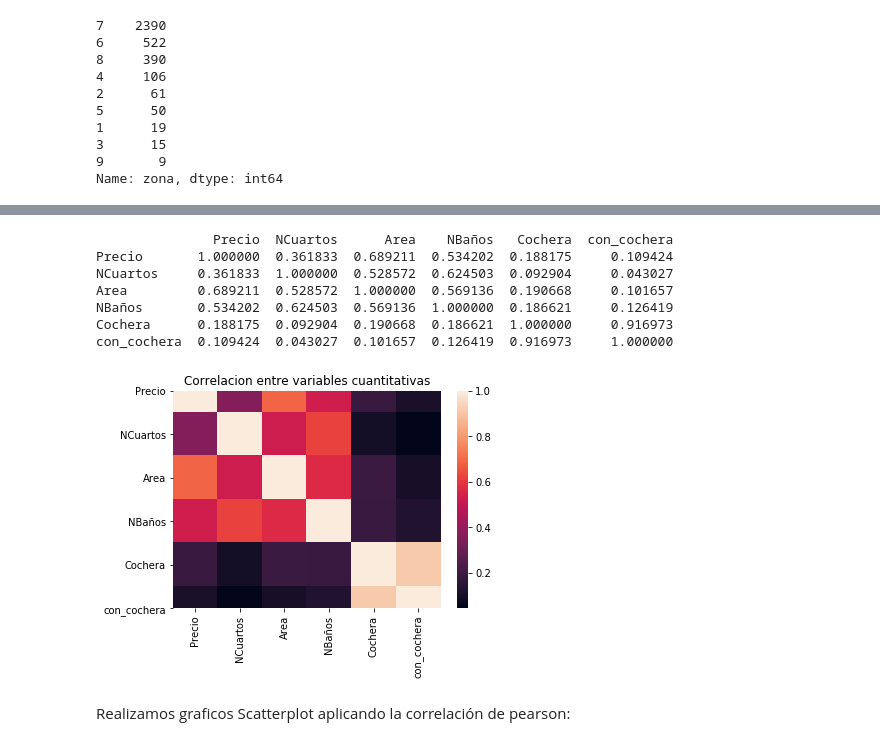
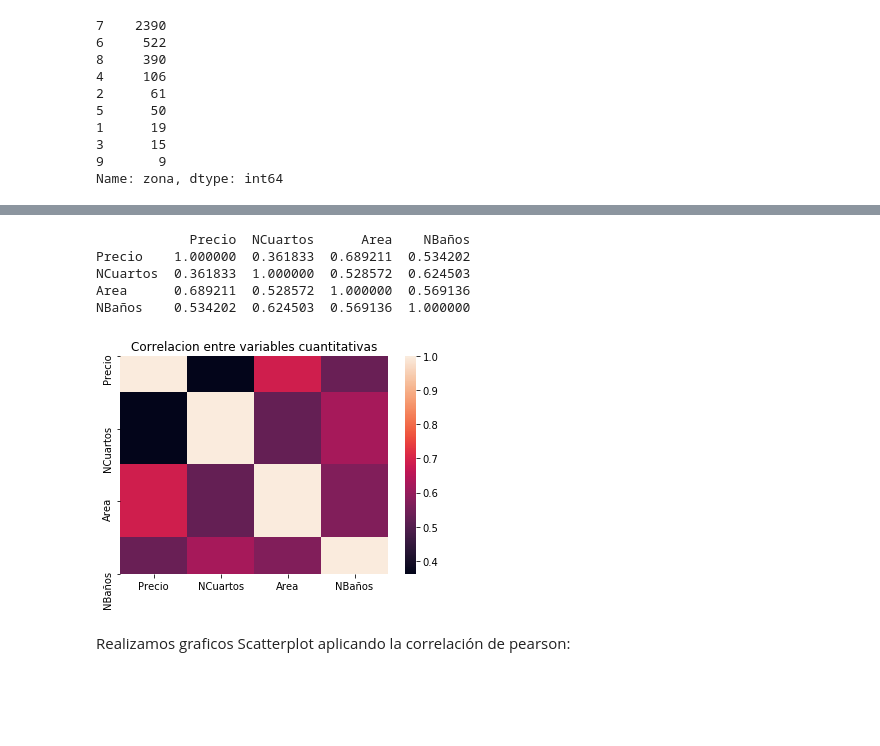
Before and after one commit to andres4640/Prediccion_viviendas_lima, a Jupyter notebook: Analisis Exploratorio.ipynb, the cells around one changed output, grey strips where cells are left out. Drawn from its saved outputs; the diff is of its cells as text; code cells hidden in the pictures; blank space fills up the shorter version.

Commit message:
scatter

```diff
--- a/Analisis Exploratorio.ipynb
+++ b/Analisis Exploratorio.ipynb
@@ -436,21 +436,19 @@ Aplicaremos la Correlacion de Pearson para saber la relación entre las variable
 
 En base a esta imagen podemos determinar que tan fuerte es la correlacion entre variables.
 # %%
-columnas_cuant = ["Precio", "NCuartos", "Area", "NBaños", "Cochera", "con_cochera"]
+columnas_cuant = ["Precio", "NCuartos", "Area", "NBaños"]
 print(df_clean[columnas_cuant].corr())
 
 sns.heatmap(df_clean[columnas_cuant].corr())
 plt.title("Correlacion entre variables cuantitativas")
 plt.show()
 # %% [output]
-               Precio  NCuartos      Area    NBaños   Cochera  con_cochera
-Precio       1.000000  0.361833  0.689211  0.534202  0.188175     0.109424
-NCuartos     0.361833  1.000000  0.528572  0.624503  0.092904     0.043027
-Area         0.689211  0.528572  1.000000  0.569136  0.190668     0.101657
-NBaños       0.534202  0.624503  0.569136  1.000000  0.186621     0.126419
-Cochera      0.188175  0.092904  0.190668  0.186621  1.000000     0.916973
-con_cochera  0.109424  0.043027  0.101657  0.126419  0.916973     1.000000
+            Precio  NCuartos      Area    NBaños
+Precio    1.000000  0.361833  0.689211  0.534202
+NCuartos  0.361833  1.000000  0.528572  0.624503
+Area      0.689211  0.528572  1.000000  0.569136
+NBaños    0.534202  0.624503  0.569136  1.000000
-[figure, old version]
+[figure, new version]
 # %% [markdown]
 Realizamos graficos Scatterplot aplicando la correlación de pearson:
 # %%
```
Also changed, not shown: parts of 1 cell of this notebook.
